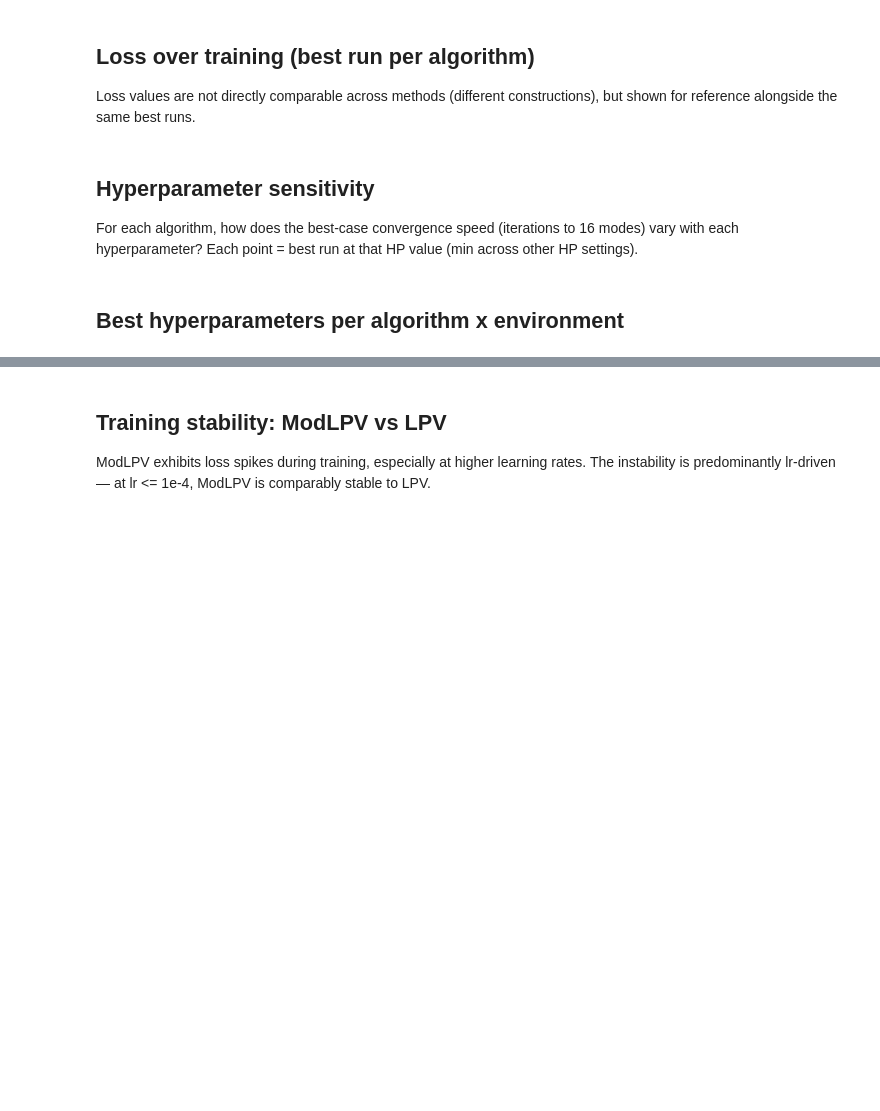
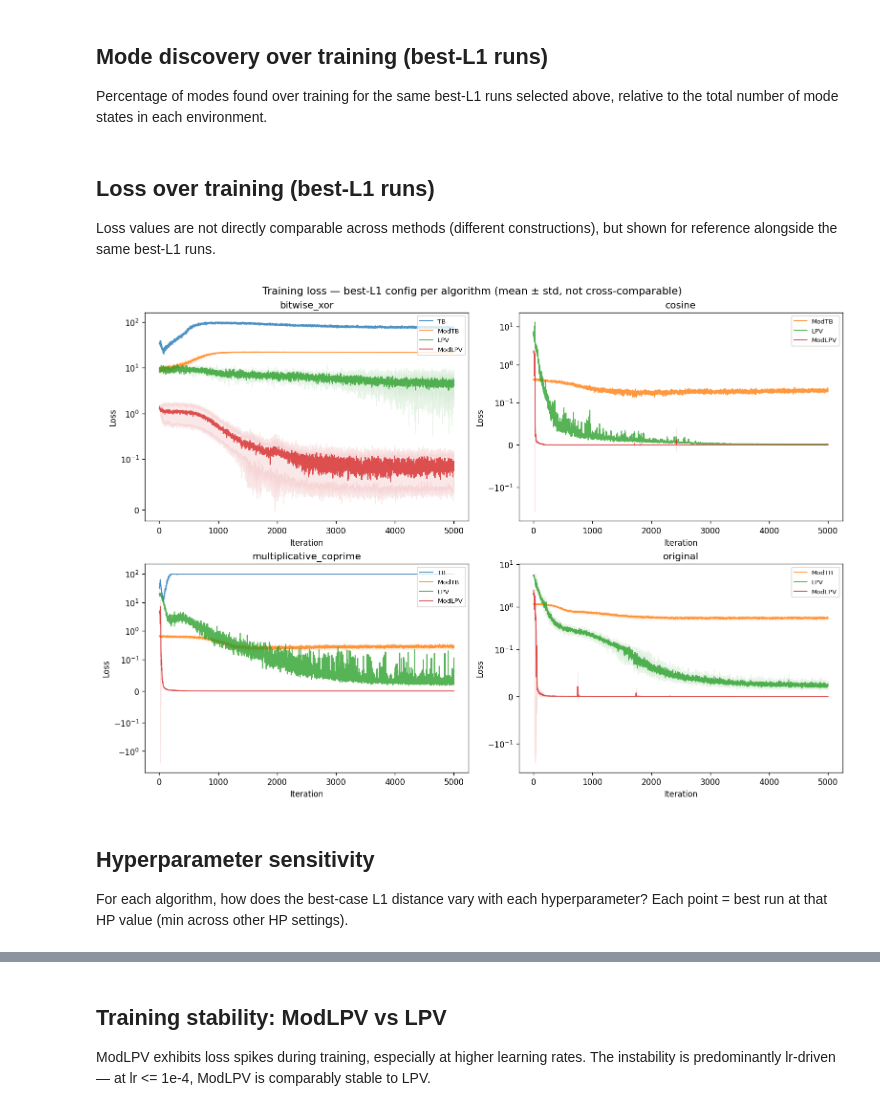
Before and after one commit to orichardson/lir, a Jupyter notebook: experiments/results.ipynb, the cells around one changed output, grey strips where cells are left out. Saved outputs shown, nothing was run; the diff lists cells and outputs as text; code cells hidden in the pictures; blank space fills up the shorter version.

```diff
--- a/experiments/results.ipynb
+++ b/experiments/results.ipynb
@@ -117,22 +130,4 @@ plt.show()
 # %% [markdown]
-## Loss over training (best run per algorithm)
+## Mode discovery over training (best-L1 runs)
 
-Loss values are not directly comparable across methods (different constructions), but shown for reference alongside the same best runs.
+Percentage of modes found over training for the same best-L1 runs selected above, relative to the total number of mode states in each environment.
-# %%
-fig, axes = plt.subplots(2, 2, figsize=(13, 9))
-
-for ax, env in zip(axes.flat, env_list):
-    for algo in ALGO_ORDER:
-        ad = ts_best[(ts_best["environment"] == env) & (ts_best["algo"] == algo)]
-        if ad.empty:
-            continue
-        ax.plot(ad["iteration"], ad["loss"].clip(upper=200),
-                label=algo, color=COLORS[algo], linewidth=1.2, alpha=0.8)
-    ax.set_title(env)
-    ax.set_xlabel("Iteration")
-    ax.set_ylabel("Loss")
-    ax.set_yscale("symlog", linthresh=0.1)
-    ax.legend(loc="upper right")
-
-fig.suptitle("Training loss — best run per algorithm (not cross-comparable)", fontsize=13)
-plt.show()
@@ -139,32 +168,35 @@ plt.show()
 # %% [markdown]
-## Hyperparameter sensitivity
+## Loss over training (best-L1 runs)
 
-For each algorithm, how does the best-case convergence speed (iterations to 16 modes) vary with each hyperparameter? Each point = best run at that HP value (min across other HP settings).
+Loss values are not directly comparable across methods (different constructions), but shown for reference alongside the same best-L1 runs.
 # %%
-# Merge convergence info with HP columns from summary
-conv_with_hp = convergence.merge(
-    summary[["algo", "environment", "lr", "beta2", "grad_clip_max_norm", "final_l1"]],
-    on=["algo", "environment"],
-    how="left",
-)
+fig, axes = plt.subplots(2, 2, figsize=(13, 9))
 
-fig, axes = plt.subplots(1, 3, figsize=(14, 4))
+for ax, env in zip(axes.flat, env_list):
+    for algo in ALGO_ORDER:
+        ad = ts_best[(ts_best["environment"] == env) & (ts_best["algo"] == algo)]
+        if ad.empty:
+            continue
+        grouped = ad.groupby("iteration")["loss"].agg(["mean", "std"])
+        clipped_mean = grouped["mean"].clip(upper=200)
+        ax.plot(grouped.index, clipped_mean,
+                label=algo, color=COLORS[algo], linewidth=1.2, alpha=0.8)
+        ax.fill_between(grouped.index,
+                        (clipped_mean - grouped["std"]).clip(lower=-200),
+                        (clipped_mean + grouped["std"]).clip(upper=200),
+                        color=COLORS[algo], alpha=0.1)
+    ax.set_title(env)
+    ax.set_xlabel("Iteration")
+    ax.set_ylabel("Loss")
+    ax.set_yscale("symlog", linthresh=0.1)
+    ax.legend(loc="upper right")
 
-for ax, hp in zip(axes, ["lr", "beta2", "grad_clip_max_norm"]):
-    for algo in ALGO_ORDER:
-        sub = conv_with_hp[(conv_with_hp["algo"] == algo) & conv_with_hp["iter_16"].notna()]
-        if sub.empty or hp not in sub.columns or sub[hp].isna().all():
-            continue
-        grouped = sub.groupby(hp)["iter_16"].min()
-        ax.plot(grouped.index, grouped.values, "o-", label=algo, color=COLORS[algo], markersize=5)
-    ax.set_xlabel(hp)
-    ax.set_ylabel("Best iterations to 16 modes")
-    if hp == "lr":
-        ax.set_xscale("log")
-    ax.legend(fontsize=7)
-
-fig.suptitle("Hyperparameter sensitivity (best convergence speed)", fontsize=13)
+fig.suptitle("Training loss — best-L1 config per algorithm (mean ± std, not cross-comparable)", fontsize=13)
 plt.show()
+# %% [output]
+[figure, added]
 # %% [markdown]
-## Best hyperparameters per algorithm x environment
+## Hyperparameter sensitivity
+
+For each algorithm, how does the best-case L1 distance vary with each hyperparameter? Each point = best run at that HP value (min across other HP settings).
 # %%
```
Also changed, not shown: parts of 11 cells of this notebook, 2 other files.
